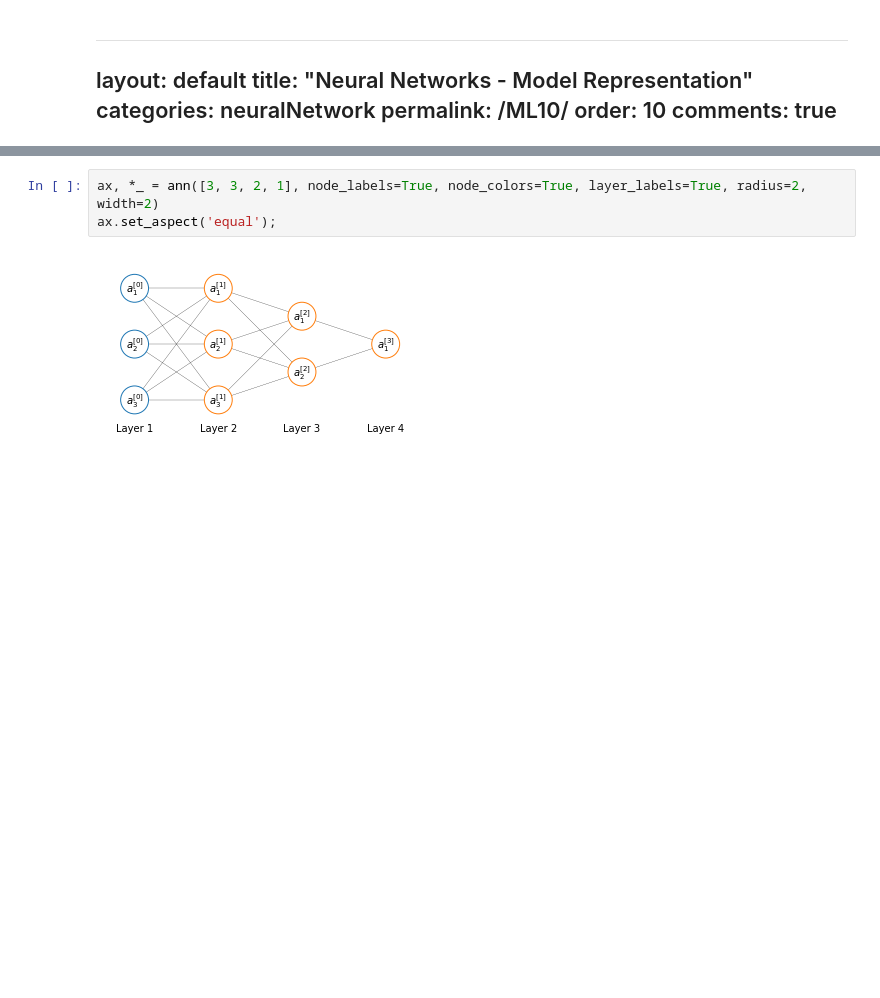
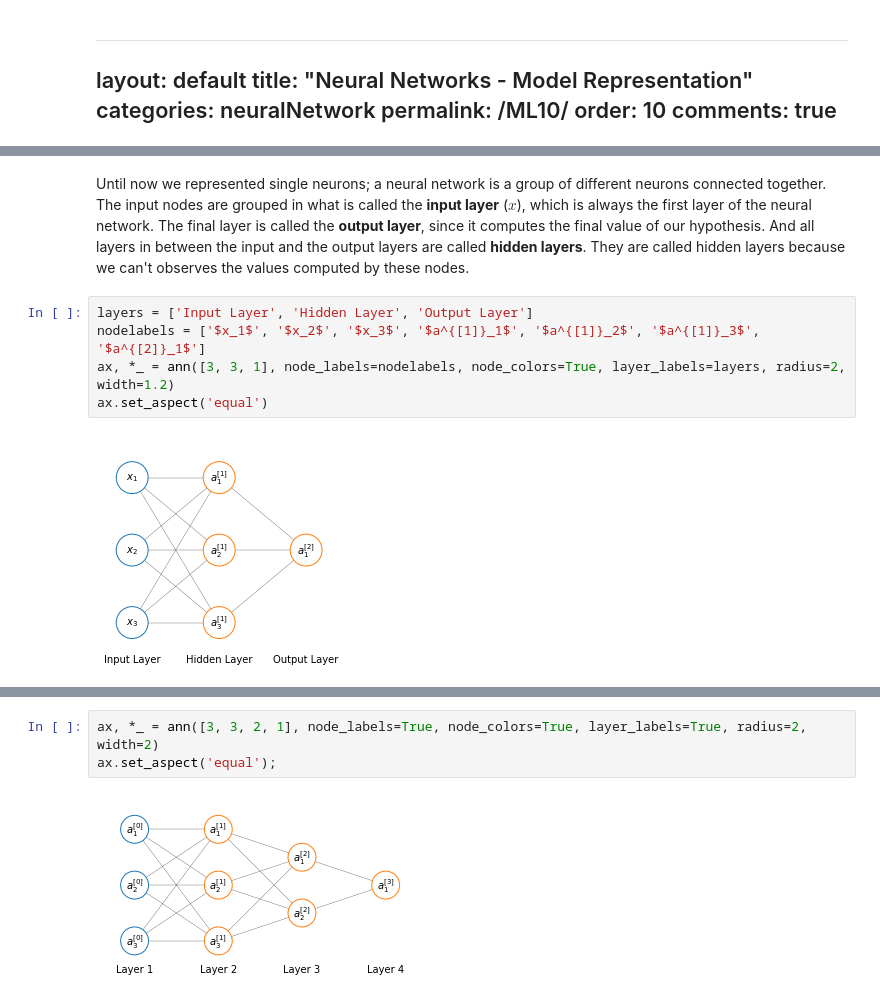
Before and after one commit to marnec/ML, a Jupyter notebook: ML-10-NeuralNetworkModelRepresentation.ipynb, the cells around one changed output, grey strips where cells are left out. Saved outputs shown, nothing was run; the diff lists cells and outputs as text; blank space fills up the shorter version.

```diff
--- a/ML-10-NeuralNetworkModelRepresentation.ipynb
+++ b/ML-10-NeuralNetworkModelRepresentation.ipynb
@@ -38,0 +49,9 @@ Sometimes when representing the inputs of a neuron the $x_0$, which is sometimes
+# %% [markdown]
+Until now we represented single neurons; a neural network is a group of different neurons connected together. The input nodes are grouped in what is called the **input layer** ($x$), which is always the first layer of the neural network. The final layer is called the **output layer**, since it computes the final value of our hypothesis. And all layers in between the input and the output layers are called **hidden layers**. They are called hidden layers because we can't observes the values computed by these nodes.
+# %%
+layers = ['Input Layer', 'Hidden Layer', 'Output Layer']
+nodelabels = ['$x_1$', '$x_2$', '$x_3$', '$a^{[1]}_1$', '$a^{[1]}_2$', '$a^{[1]}_3$', '$a^{[2]}_1$']
+ax, *_ = ann([3, 3, 1], node_labels=nodelabels, node_colors=True, layer_labels=layers, radius=2, width=1.2)
+ax.set_aspect('equal')
+# %% [output]
+[figure, added]
```
Also changed, not shown: parts of 17 cells of this notebook, 10 other files.
